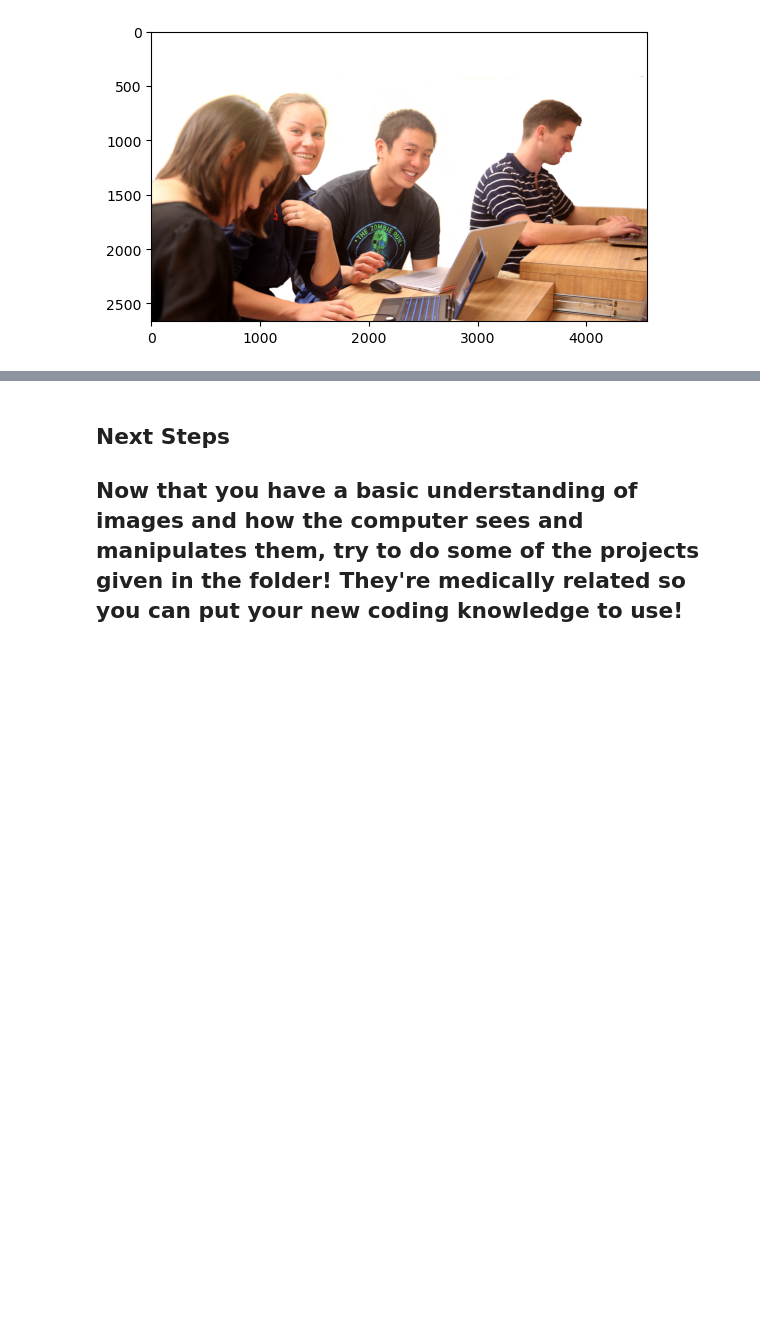
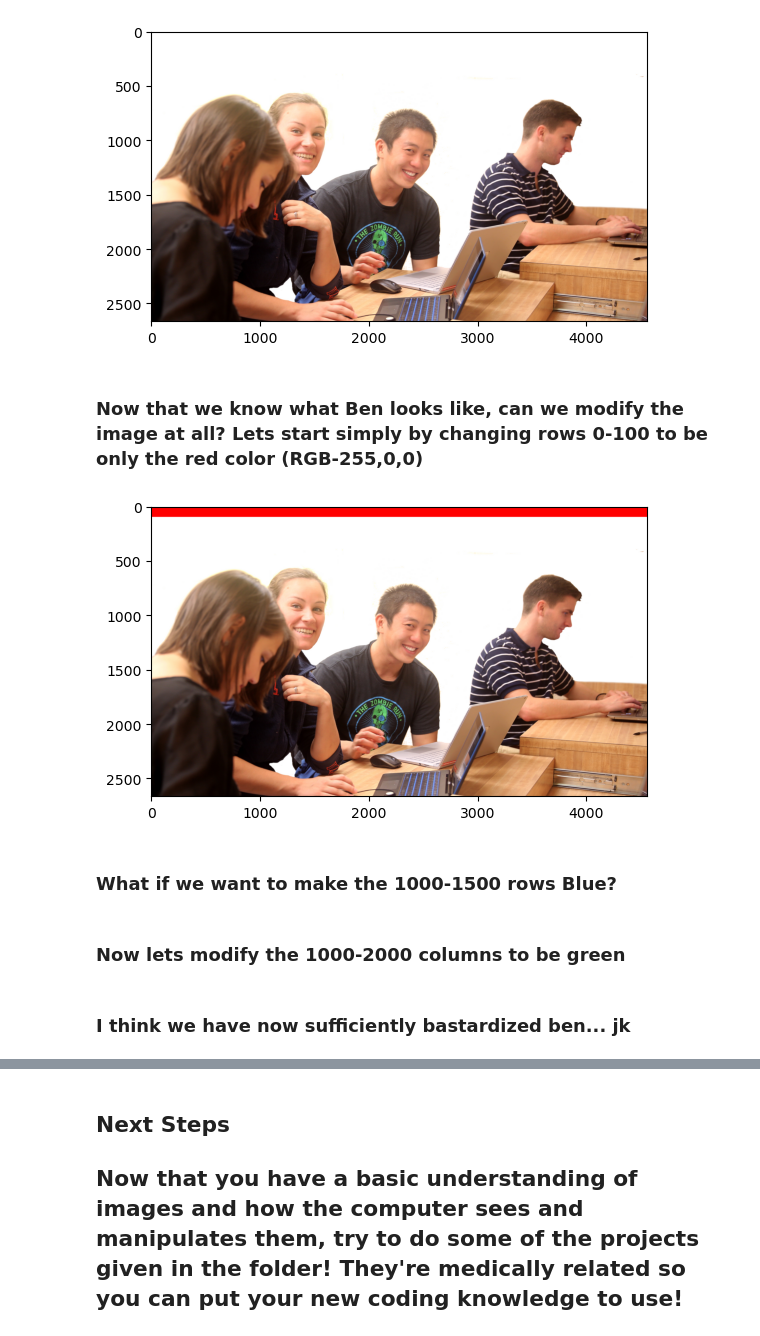
Before and after one commit to monkeygobah/code_grand_rounds, a Jupyter notebook: module_2_Computer_Vision/CV_Workshop.ipynb, the cells around one changed output, grey strips where cells are left out. Drawn from its saved outputs; the diff is of its cells as text; code cells hidden in the pictures; blank space fills up the shorter version.

```diff
--- a/module_2_Computer_Vision/CV_Workshop.ipynb
+++ b/module_2_Computer_Vision/CV_Workshop.ipynb
@@ -57,3 +75,18 @@ The image is a bunch of triads of numbers! This is the red green and blue color
 imgplot = plt.imshow(ben)
 # %% [output]
 [figure]
+# %% [markdown]
+### Now that we know what Ben looks like, can we modify the image at all? Lets start simply by changing rows 0-100 to be only the red color (RGB-255,0,0)
+# %%
+# Create a copy of ben to avoid modifying the original array
+ben_copy = np.copy(ben)
+
+# Change the first 100 rows to red
+ben_copy[:100, :] = [255, 0, 0] #  this notation in ben copy selects the first 100 rows, and all of the columns
+
+# Plot the image
+imgplot = plt.imshow(ben_copy)
+# %% [output]
+[figure, added]
+# %% [markdown]
+### What if we want to make the 1000-1500 rows Blue?
@@ -59,0 +98,2 @@ imgplot = plt.imshow(ben)
+# %% [markdown]
+### Now lets modify the 1000-2000 columns to be green
@@ -60 +105,3 @@ imgplot = plt.imshow(ben)
+# %% [markdown]
+### I think we have now sufficiently bastardized ben... jk
 # %% [markdown]
```
Also changed, not shown: parts of 67 cells of this notebook, 14 other files.
